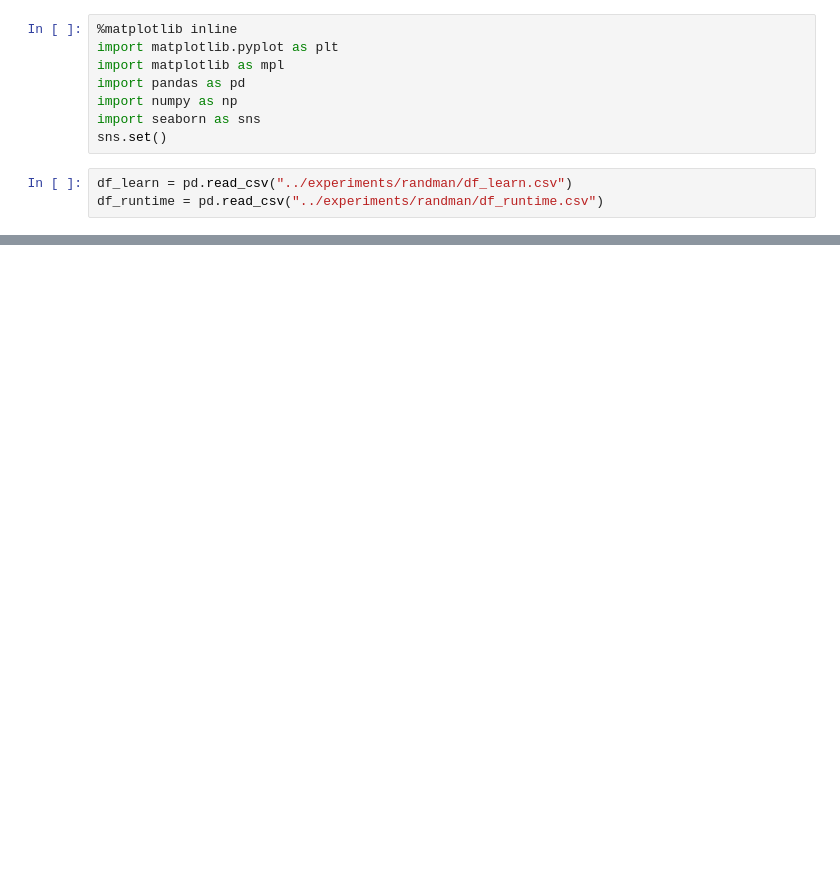
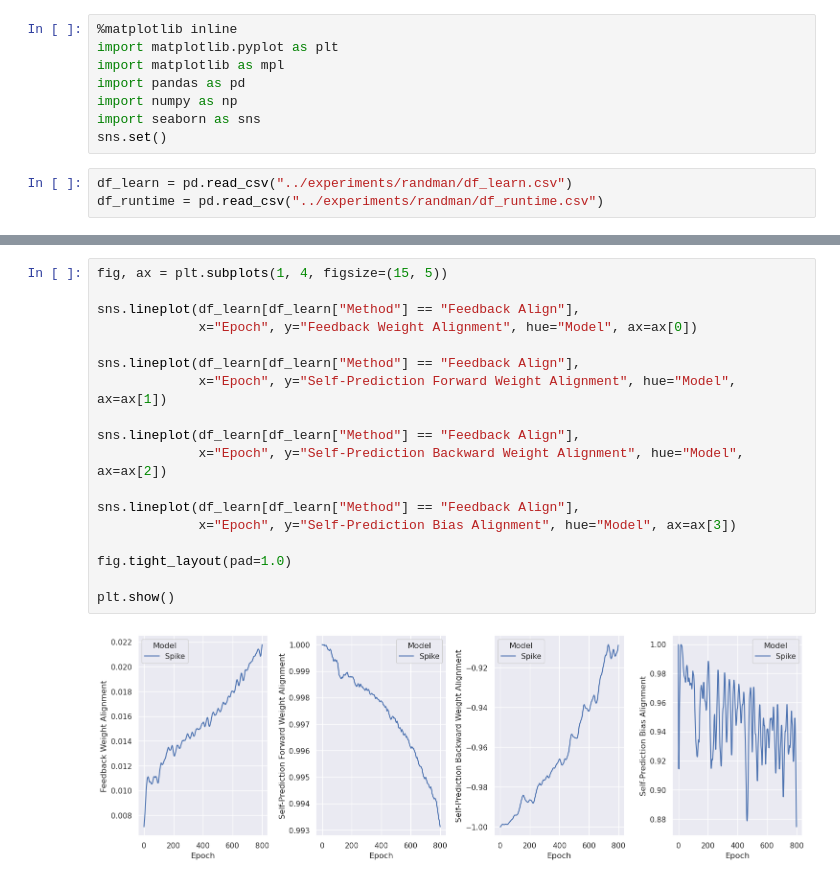
Before and after one commit to FabianSchubert/microcircuit_network, a Jupyter notebook: mc/analysis_notebooks/Randman_Analysis.ipynb, the cells around one changed output, grey strips where cells are left out. Cells and saved outputs as stored; diff of their text form; blank space fills up the shorter version.

```diff
--- a/mc/analysis_notebooks/Randman_Analysis.ipynb
+++ b/mc/analysis_notebooks/Randman_Analysis.ipynb
@@ -45,0 +48,20 @@ plt.show()
+# %%
+fig, ax = plt.subplots(1, 4, figsize=(15, 5))
+
+sns.lineplot(df_learn[df_learn["Method"] == "Feedback Align"],
+             x="Epoch", y="Feedback Weight Alignment", hue="Model", ax=ax[0])
+
+sns.lineplot(df_learn[df_learn["Method"] == "Feedback Align"],
+             x="Epoch", y="Self-Prediction Forward Weight Alignment", hue="Model", ax=ax[1])
+
+sns.lineplot(df_learn[df_learn["Method"] == "Feedback Align"],
+             x="Epoch", y="Self-Prediction Backward Weight Alignment", hue="Model", ax=ax[2])
+
+sns.lineplot(df_learn[df_learn["Method"] == "Feedback Align"],
+             x="Epoch", y="Self-Prediction Bias Alignment", hue="Model", ax=ax[3])
+
+fig.tight_layout(pad=1.0)
+
+plt.show()
+# %% [output]
+[figure, added]
```
Also changed, not shown: parts of 2 cells of this notebook, 7 other files.
